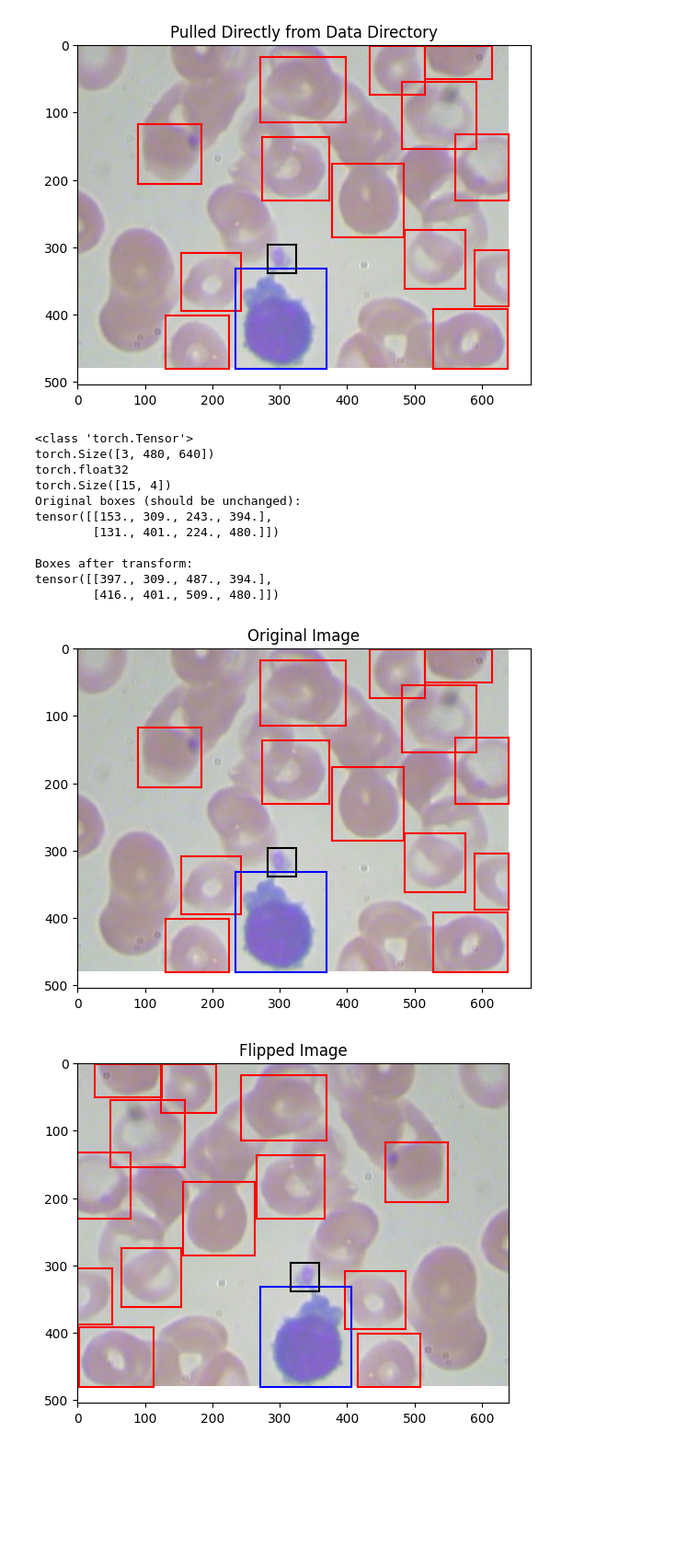
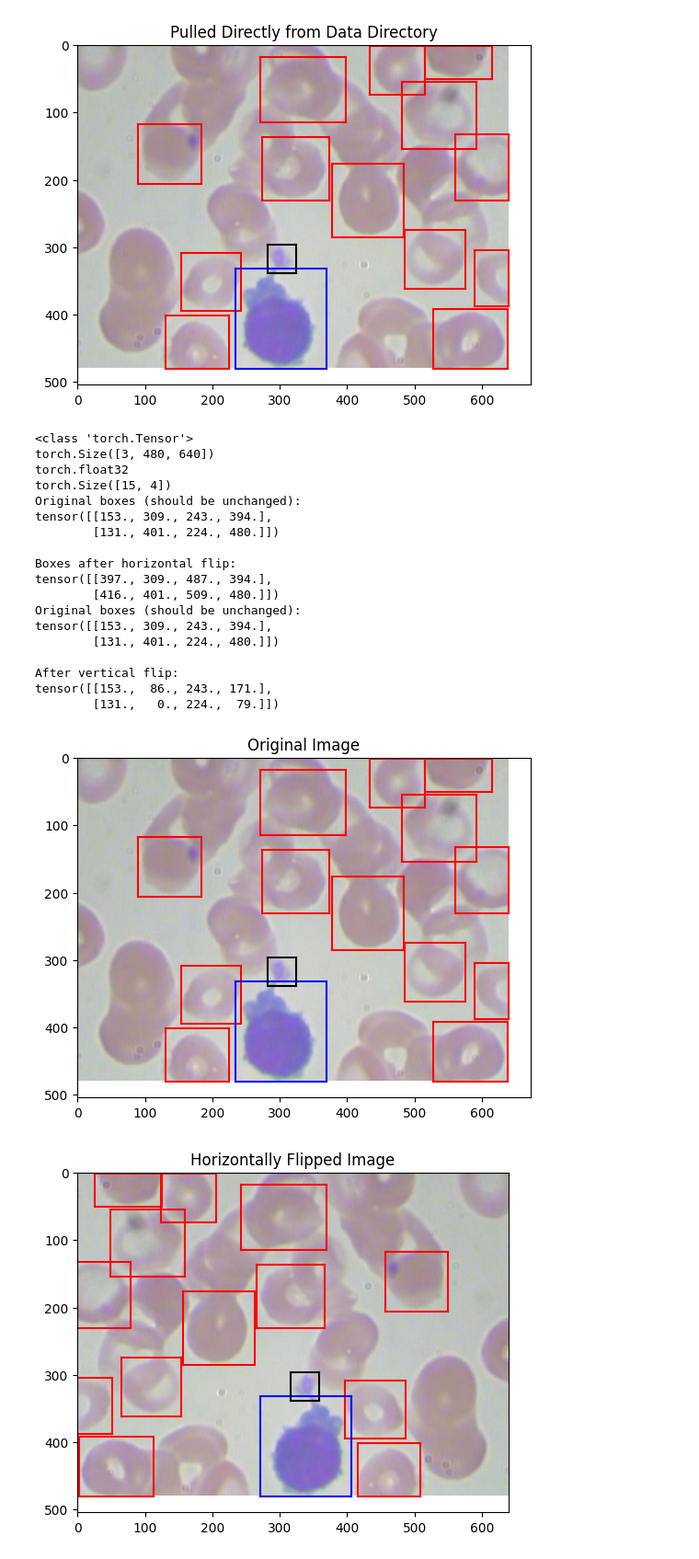
Before and after one commit to janscode33/bccd_object_detection, a Jupyter notebook: notebooks/data_import.ipynb, the cells around one changed output. Shown at 92% size. Cells and saved outputs as stored; diff of their text form; code cells hidden in the pictures; blank space fills up the shorter version.

Commit message:
added vertical transform

```diff
--- a/notebooks/data_import.ipynb
+++ b/notebooks/data_import.ipynb
@@ -321,34 +353,97 @@ for ix, item in enumerate(target_f['boxes']):
     box = target_f['boxes'][ix]
     if cell_type == 1:
         color = 'red'
     elif cell_type == 2:
         color = "blue"
     else:
         color = "black"
     xmin = box[0]
     ymin = box[1]
     xmax = box[2]
     ymax = box[3]
     plt.plot([xmin, xmax],[ymin, ymin], color=color)
     plt.plot([xmax, xmax],[ymin, ymax], color=color)
     plt.plot([xmin, xmax],[ymax, ymax], color=color)
     plt.plot([xmin, xmin],[ymax, ymin], color=color)
-plt.title("Flipped Image")
+plt.title("Horizontally Flipped Image")
 print("Original boxes (should be unchanged):")
 print(original_boxes[:2])
-print("\nBoxes after transform:")
+print("\nBoxes after horizontal flip:")
 print(target_f["boxes"][:2])
+
+#-----------------------------
+#Random Vertical Flip Check
+image, target = bc_data[idx]
+
+original_boxes = target["boxes"].clone()
+
+transform = RandomVerticalFlip(p=1.0)      # always flip for testing
+image_v, target_v = transform(image, target)
+
+print("Original boxes (should be unchanged):")
+print(original_boxes[:2])
+print("\nAfter vertical flip:")
+print(target_v["boxes"][:2])
+
+plt.figure()
+plt.imshow(image)
+for ix, item in enumerate(target['boxes']):
+    cell_type = target['labels'][ix]
+    box = target['boxes'][ix]
+    if cell_type == 1:
+        color = 'red'
+    elif cell_type == 2:
+        color = "blue"
+    else:
+        color = "black"
+    xmin = box[0]
+    ymin = box[1]
+    xmax = box[2]
+    ymax = box[3]
+    plt.plot([xmin, xmax],[ymin, ymin], color=color)
+    plt.plot([xmax, xmax],[ymin, ymax], color=color)
+    plt.plot([xmin, xmax],[ymax, ymax], color=color)
+    plt.plot([xmin, xmin],[ymax, ymin], color=color)
+plt.title('Original Image')
+
+plt.figure()
+plt.imshow(image_v)
+plt.title('Vertically Flipped Image')
+for ix, item in enumerate(target_v['boxes']):
+    cell_type = target_v['labels'][ix]
+    box = target_v['boxes'][ix]
+    if cell_type == 1:
+        color = 'red'
+    elif cell_type == 2:
+        color = "blue"
+    else:
+        color = "black"
+    xmin = box[0]
+    ymin = box[1]
+    xmax = box[2]
+    ymax = box[3]
+    plt.plot([xmin, xmax],[ymin, ymin], color=color)
+    plt.plot([xmax, xmax],[ymin, ymax], color=color)
+    plt.plot([xmin, xmax],[ymax, ymax], color=color)
+    plt.plot([xmin, xmin],[ymax, ymin], color=color)
 # %% [output]
 <class 'torch.Tensor'>
 torch.Size([3, 480, 640])
 torch.float32
 torch.Size([15, 4])
 Original boxes (should be unchanged):
 tensor([[153., 309., 243., 394.],
         [131., 401., 224., 480.]])
 
-Boxes after transform:
+Boxes after horizontal flip:
 tensor([[397., 309., 487., 394.],
         [416., 401., 509., 480.]])
+Original boxes (should be unchanged):
+tensor([[153., 309., 243., 394.],
+        [131., 401., 224., 480.]])
+
+After vertical flip:
+tensor([[153.,  86., 243., 171.],
+        [131.,   0., 224.,  79.]])
 [figure]
-[figure, old version]
+[figure, new version]
```
Also changed, not shown: parts of 2 cells of this notebook.
